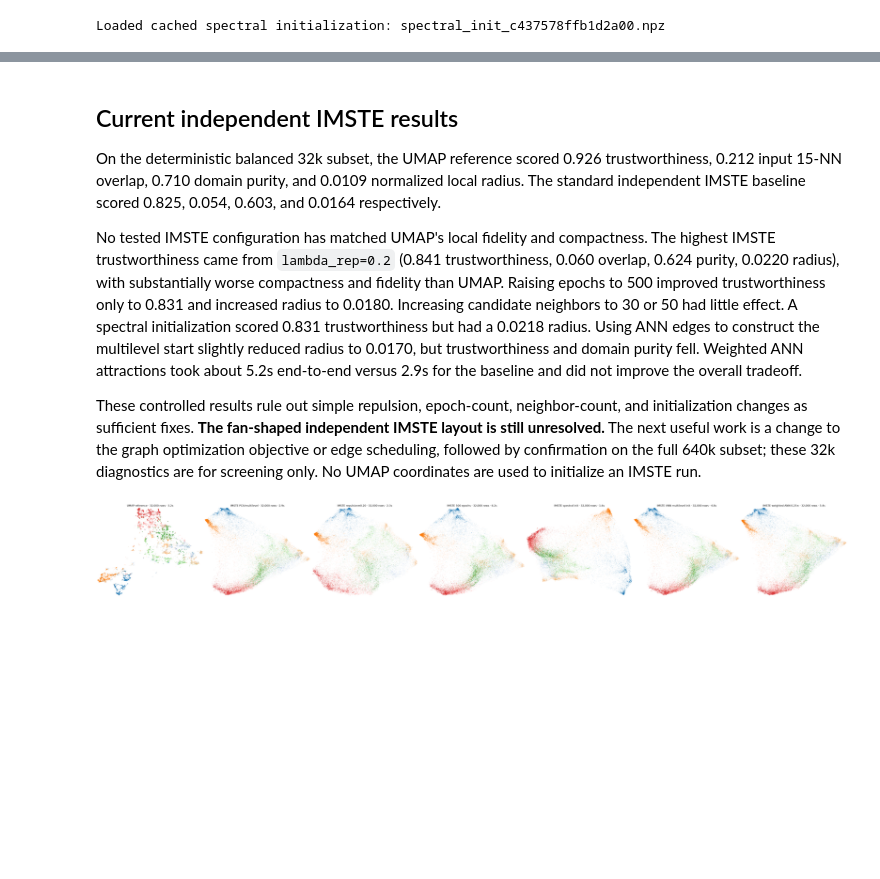
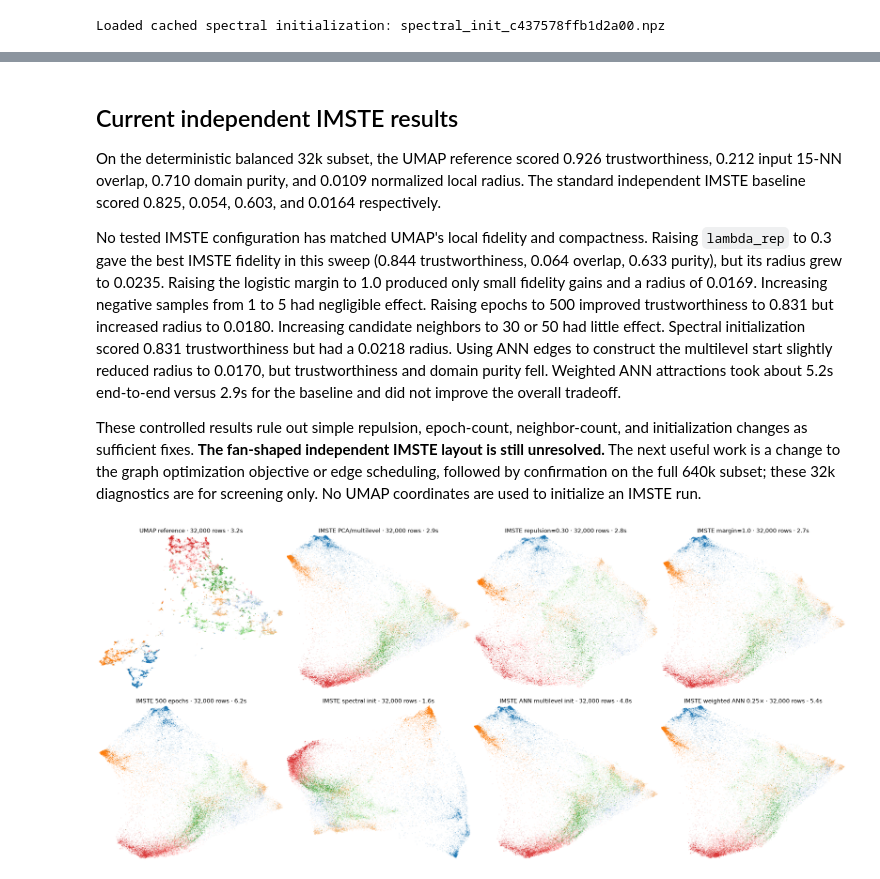
Before and after one commit to fabriziocosta/IteratedMinimumSpanningTree, a Jupyter notebook: notebooks/05_arxiv_balanced_imste_experiments.ipynb, the cells around one changed output, grey strips where cells are left out. Drawn from its saved outputs; the diff is of its cells as text; code cells hidden in the pictures; blank space fills up the shorter version.

Commit message:
Extend independent repulsion sweep

```diff
--- a/notebooks/05_arxiv_balanced_imste_experiments.ipynb
+++ b/notebooks/05_arxiv_balanced_imste_experiments.ipynb
@@ -459,6 +459,15 @@ Z_imste_repulsion_01, imste_repulsion_01_seconds = fit_imste_variant(
 Z_imste_repulsion_02, imste_repulsion_02_seconds = fit_imste_variant(
     "pca_mst_repulsion_02", {"lambda_rep": 0.2}
 )
+Z_imste_repulsion_03, imste_repulsion_03_seconds = fit_imste_variant(
+    "pca_mst_repulsion_03", {"lambda_rep": 0.3}
+)
+Z_imste_negative5, imste_negative5_seconds = fit_imste_variant(
+    "pca_mst_negative_ratio5", {"negative_ratio": 5}
+)
+Z_imste_margin1, imste_margin1_seconds = fit_imste_variant(
+    "pca_mst_margin1", {"logistic_margin": 1.0}
+)
 Z_imste_wider_margin, imste_wider_margin_seconds = fit_imste_variant(
     "pca_mst_margin_05", {"logistic_margin": 0.5}
 )
@@ -599,38 +614,40 @@ display(scores)
 
 On the deterministic balanced 32k subset, the UMAP reference scored 0.926 trustworthiness, 0.212 input 15-NN overlap, 0.710 domain purity, and 0.0109 normalized local radius. The standard independent IMSTE baseline scored 0.825, 0.054, 0.603, and 0.0164 respectively.
 
-No tested IMSTE configuration has matched UMAP's local fidelity and compactness. The highest IMSTE trustworthiness came from `lambda_rep=0.2` (0.841 trustworthiness, 0.060 overlap, 0.624 purity, 0.0220 radius), with substantially worse compactness and fidelity than UMAP. Raising epochs to 500 improved trustworthiness only to 0.831 and increased radius to 0.0180. Increasing candidate neighbors to 30 or 50 had little effect. A spectral initialization scored 0.831 trustworthiness but had a 0.0218 radius. Using ANN edges to construct the multilevel start slightly reduced radius to 0.0170, but trustworthiness and domain purity fell. Weighted ANN attractions took about 5.2s end-to-end versus 2.9s for the baseline and did not improve the overall tradeoff.
+No tested IMSTE configuration has matched UMAP's local fidelity and compactness. Raising `lambda_rep` to 0.3 gave the best IMSTE fidelity in this sweep (0.844 trustworthiness, 0.064 overlap, 0.633 purity), but its radius grew to 0.0235. Raising the logistic margin to 1.0 produced only small fidelity gains and a radius of 0.0169. Increasing negative samples from 1 to 5 had negligible effect. Raising epochs to 500 improved trustworthiness to 0.831 but increased radius to 0.0180. Increasing candidate neighbors to 30 or 50 had little effect. Spectral initialization scored 0.831 trustworthiness but had a 0.0218 radius. Using ANN edges to construct the multilevel start slightly reduced radius to 0.0170, but trustworthiness and domain purity fell. Weighted ANN attractions took about 5.2s end-to-end versus 2.9s for the baseline and did not improve the overall tradeoff.
 
 These controlled results rule out simple repulsion, epoch-count, neighbor-count, and initialization changes as sufficient fixes. **The fan-shaped independent IMSTE layout is still unresolved.** The next useful work is a change to the graph optimization objective or edge scheduling, followed by confirmation on the full 640k subset; these 32k diagnostics are for screening only. No UMAP coordinates are used to initialize an IMSTE run.
 # %%
 import matplotlib.pyplot as plt
 from matplotlib.colors import to_hex
 from IPython.display import display
 from imste.visualization import render_datashader_embedding
 
 palette = plt.get_cmap("tab20")
 class_order = list(labels_experiment.categories)
 color_key = {label: to_hex(palette(i % palette.N)) for i, label in enumerate(class_order)}
 label_values = pd.Series(np.asarray(labels_experiment)).astype(str)
 layouts = [
     ("UMAP reference", Z_umap, umap_seconds),
     ("IMSTE PCA/multilevel", Z_imste_baseline, imste_baseline_seconds),
-    ("IMSTE repulsion=0.20", Z_imste_repulsion_02, imste_repulsion_02_seconds),
+    ("IMSTE repulsion=0.30", Z_imste_repulsion_03, imste_repulsion_03_seconds),
+    ("IMSTE margin=1.0", Z_imste_margin1, imste_margin1_seconds),
     ("IMSTE 500 epochs", Z_imste_500_epochs, imste_500_epochs_seconds),
     ("IMSTE spectral init", Z_imste_spectral, imste_spectral_seconds),
     ("IMSTE ANN multilevel init", Z_imste_knn_multilevel, imste_knn_multilevel_seconds),
     ("IMSTE weighted ANN 0.25×", Z_weighted_knn_025, weighted_knn_025_seconds),
 ]
-fig, axes = plt.subplots(1, len(layouts), figsize=(7 * len(layouts), 6), constrained_layout=True)
-for ax, (name, coordinates, seconds) in zip(np.atleast_1d(axes), layouts):
+fig, axes = plt.subplots(2, 4, figsize=(22, 10), constrained_layout=True)
+for ax, (name, coordinates, seconds) in zip(axes.ravel(), layouts):
     image = render_datashader_embedding(
         coordinates[:, :2], label_values, width=900, height=750,
         color_key=color_key, min_alpha=40, background="white", spread_px=1,
     )
     ax.imshow(image.to_pil())
     ax.set_title(f"{name} · {len(X_experiment):,} rows · {seconds:.1f}s")
     ax.set_axis_off()
+
 display(fig)
 plt.close(fig)
 # %% [output]
-[figure, old version]
+[figure, new version]
```
Also changed, not shown: parts of 2 cells of this notebook.
